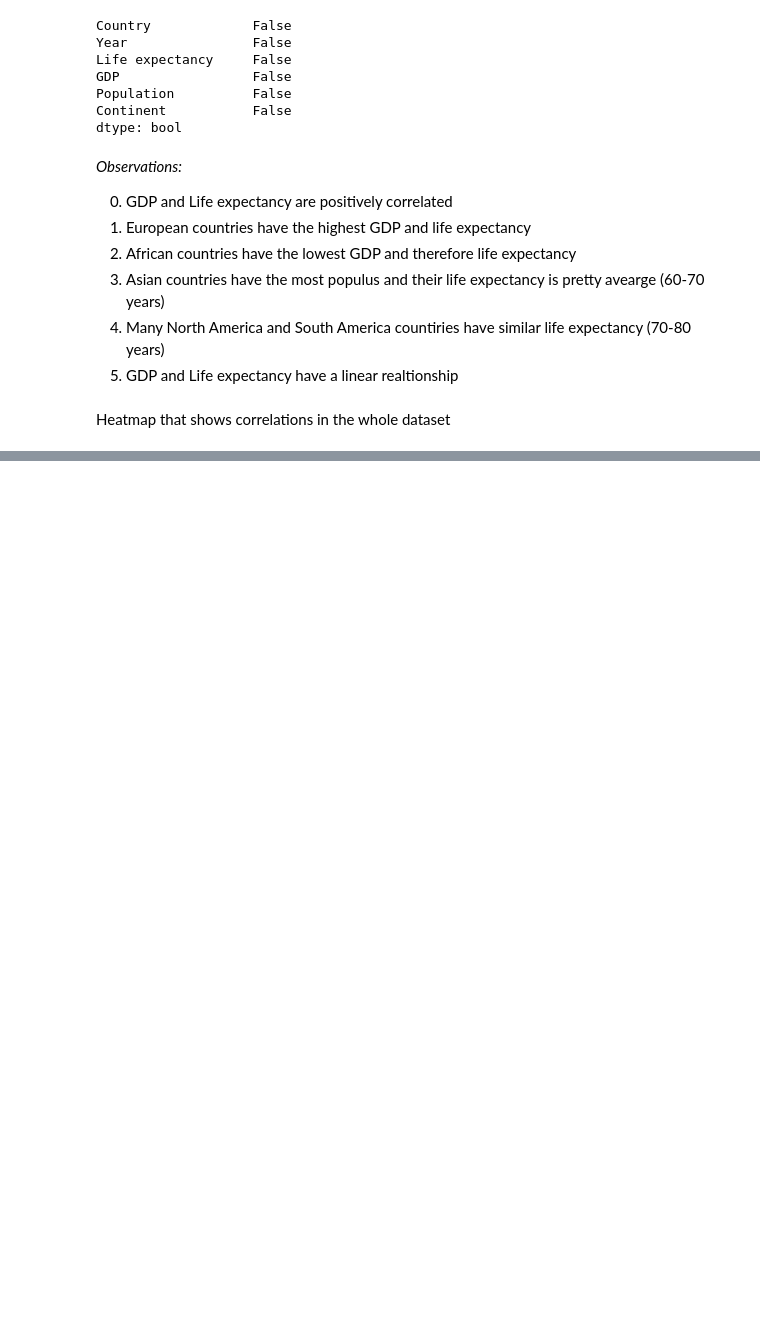
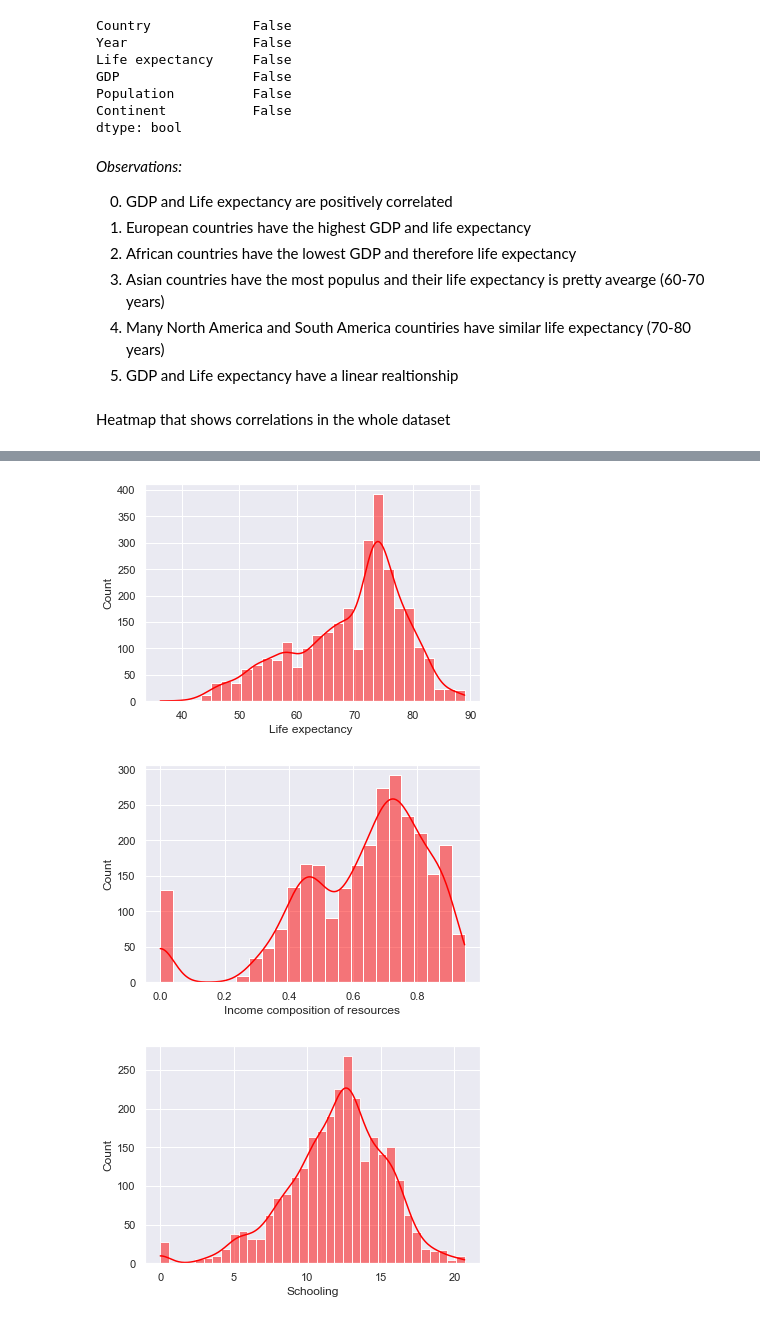
Before and after one commit to sersldmir/pet_exp_an, a Jupyter notebook: life_exp_an.ipynb, the cells around one changed output, grey strips where cells are left out. Cells and saved outputs as stored; diff of their text form; code cells hidden in the pictures; blank space fills up the shorter version.

Commit message:
Added life expectancy mini-project

```diff
--- a/life_exp_an.ipynb
+++ b/life_exp_an.ipynb
@@ -177,0 +164,9 @@ _Observations:_
+# %%
+list_of_data_for_plots = [life_exp_dataframe['Life expectancy '].dropna(), life_exp_dataframe['Income composition of resources'].dropna(), life_exp_dataframe['Schooling'].dropna()]
+for data in list_of_data_for_plots:
+    plt.figure()
+    sns.histplot(data, color='red', kde=True)
+# %% [output]
+[figure, added]
+[figure, added]
+[figure, added]
```
Also changed, not shown: parts of 29 cells of this notebook, 1 other file.
